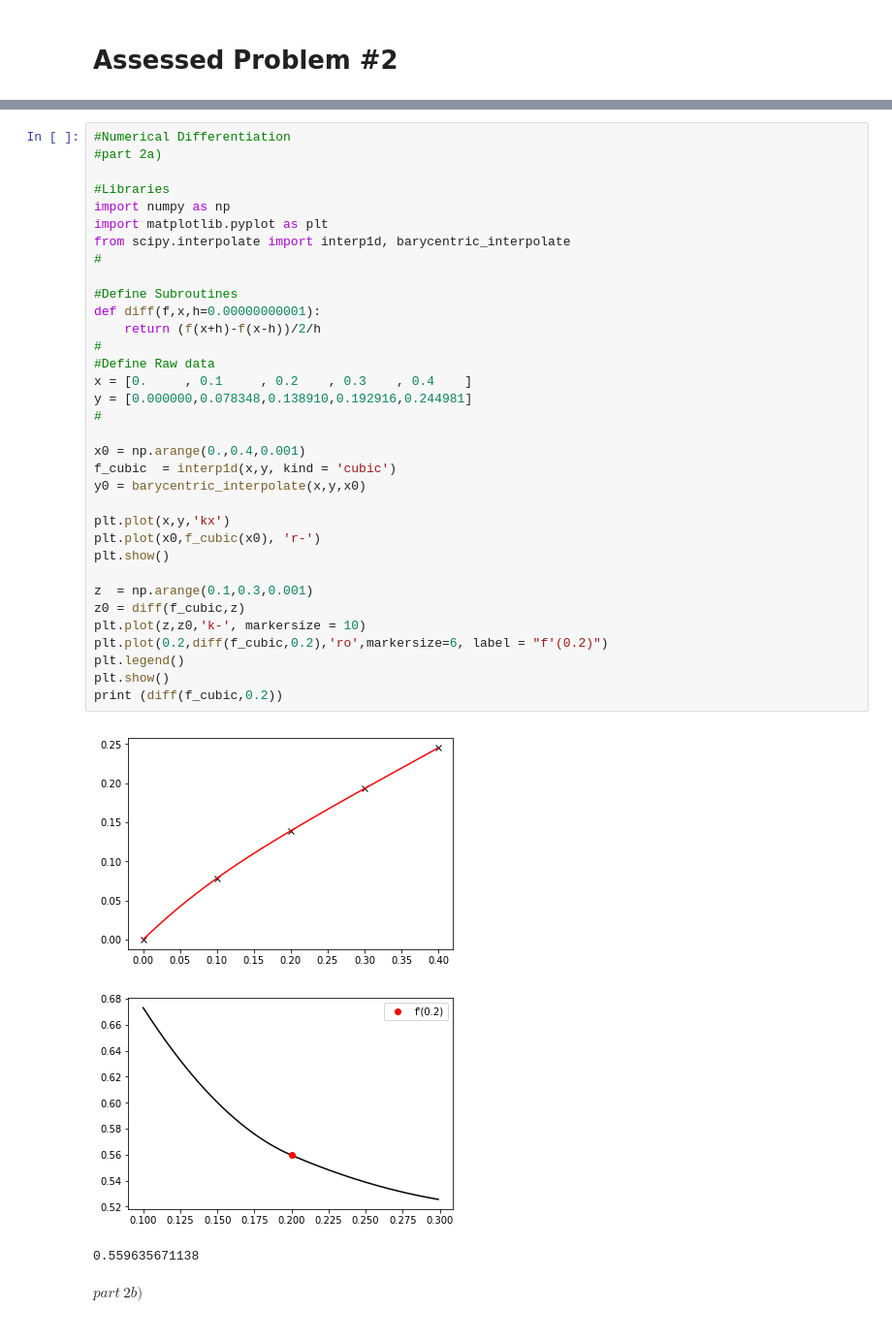
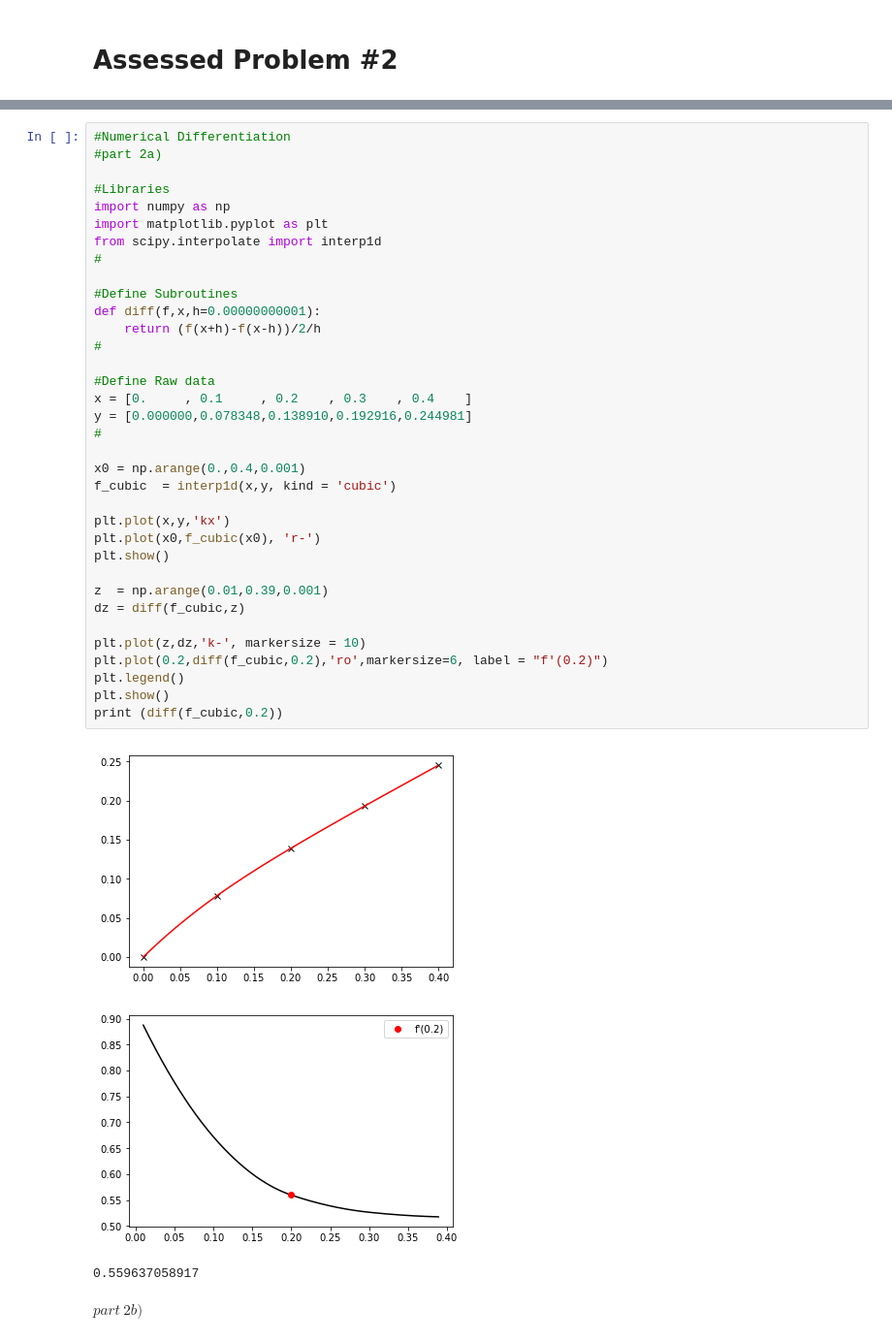
Before and after one commit to FHomewood/ScientificComputing, a Jupyter notebook: Assessment_2/Problem_2.ipynb, the cells around one changed output, grey strips where cells are left out. Shown at 97% size. Cells and saved outputs as stored; diff of their text form.

```diff
--- a/Assessment_2/Problem_2.ipynb
+++ b/Assessment_2/Problem_2.ipynb
@@ -4,40 +73,41 @@
 #Numerical Differentiation
 #part 2a)
 
 #Libraries
 import numpy as np
 import matplotlib.pyplot as plt
-from scipy.interpolate import interp1d, barycentric_interpolate
+from scipy.interpolate import interp1d
 #
 
 #Define Subroutines
 def diff(f,x,h=0.00000000001):
     return (f(x+h)-f(x-h))/2/h
 #
+
 #Define Raw data
 x = [0.     , 0.1     , 0.2    , 0.3    , 0.4    ]
 y = [0.000000,0.078348,0.138910,0.192916,0.244981]
 #
 
 x0 = np.arange(0.,0.4,0.001)
 f_cubic  = interp1d(x,y, kind = 'cubic')
-y0 = barycentric_interpolate(x,y,x0)
 
 plt.plot(x,y,'kx')
 plt.plot(x0,f_cubic(x0), 'r-')
 plt.show()
 
-z  = np.arange(0.1,0.3,0.001)
-z0 = diff(f_cubic,z)
-plt.plot(z,z0,'k-', markersize = 10)
+z  = np.arange(0.01,0.39,0.001)
+dz = diff(f_cubic,z)
+
+plt.plot(z,dz,'k-', markersize = 10)
 plt.plot(0.2,diff(f_cubic,0.2),'ro',markersize=6, label = "f'(0.2)")
 plt.legend()
 plt.show()
 print (diff(f_cubic,0.2))
 # %% [output]
 [figure]
-[figure, old version]
+[figure, new version]
-0.559635671138
+0.559637058917
 # %% [markdown]
 $part \ 2b)$
 # %%
```
Also changed, not shown: parts of 4 cells of this notebook, 4 other files.
